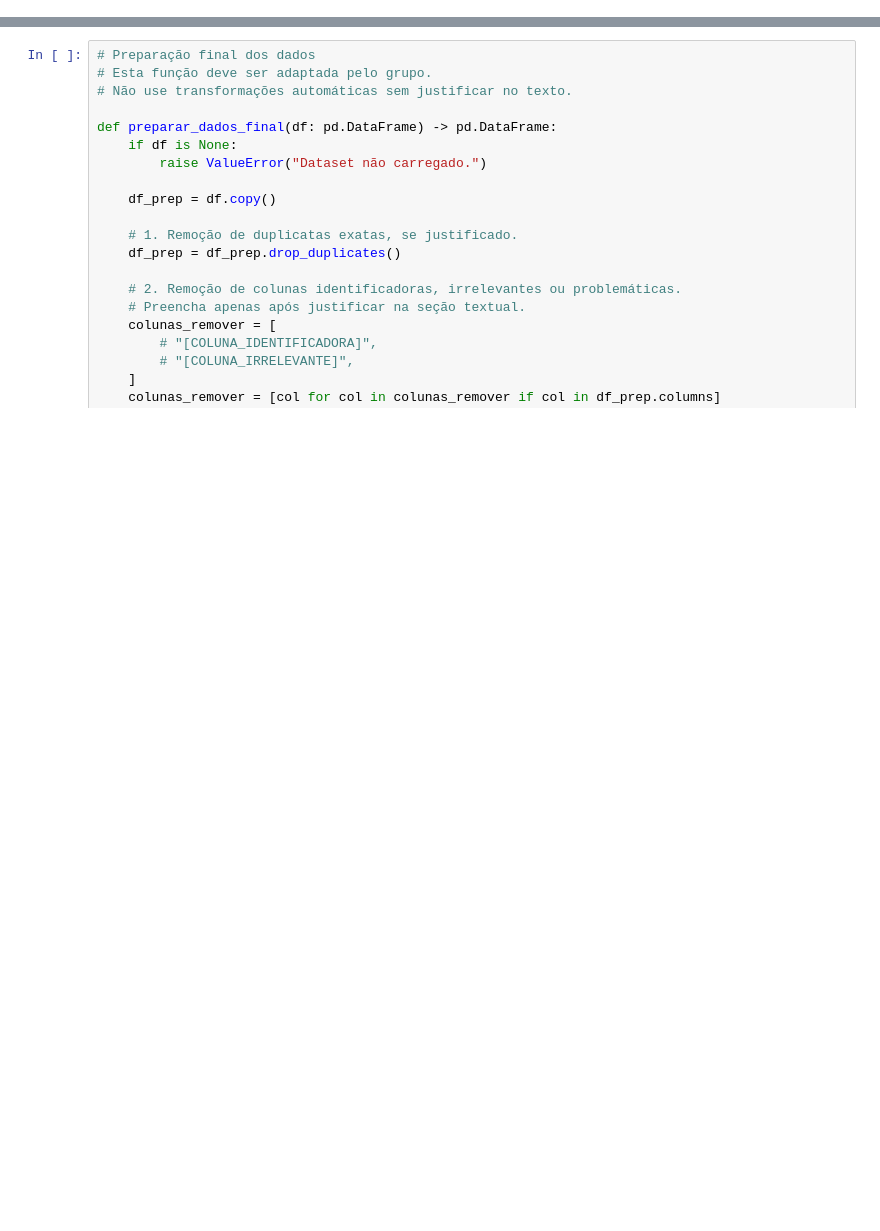
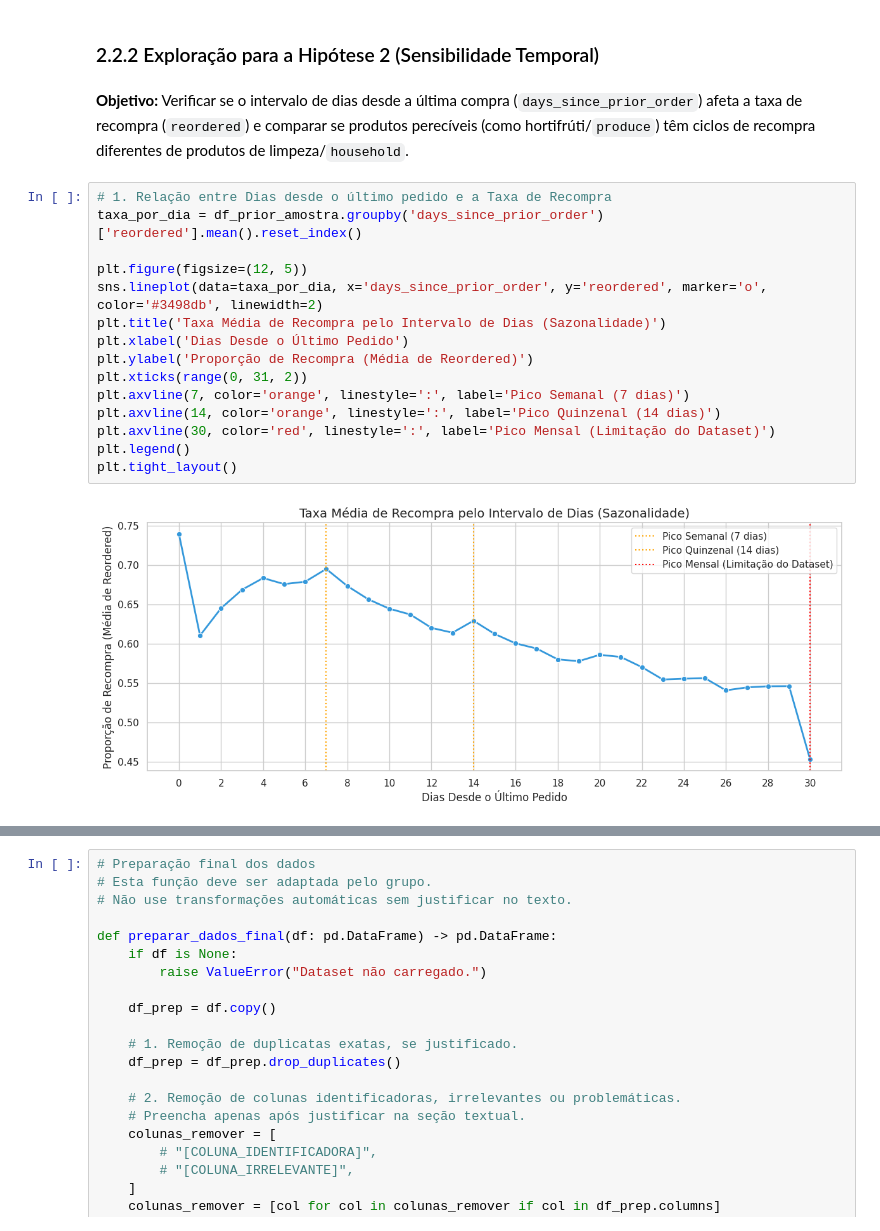
Before and after one commit to Doctor-Math/TPs-Mineracao-de-Dados, a Jupyter notebook: notebooks/project/Projeto_Grupo6.ipynb, the cells around one changed output, grey strips where cells are left out. Saved outputs shown, nothing was run; the diff lists cells and outputs as text; blank space fills up the shorter version.

```diff
--- a/notebooks/project/Projeto_Grupo6.ipynb
+++ b/notebooks/project/Projeto_Grupo6.ipynb
@@ -374,0 +286,21 @@ A análise deve responder:
+# %% [markdown]
+### 2.2.2 Exploração para a Hipótese 2 (Sensibilidade Temporal)
+# %% [markdown]
+**Objetivo:** Verificar se o intervalo de dias desde a última compra (`days_since_prior_order`) afeta a taxa de recompra (`reordered`) e comparar se produtos perecíveis (como hortifrúti/`produce`) têm ciclos de recompra diferentes de produtos de limpeza/`household`.
+# %%
+# 1. Relação entre Dias desde o último pedido e a Taxa de Recompra
+taxa_por_dia = df_prior_amostra.groupby('days_since_prior_order')['reordered'].mean().reset_index()
+
+plt.figure(figsize=(12, 5))
+sns.lineplot(data=taxa_por_dia, x='days_since_prior_order', y='reordered', marker='o', color='#3498db', linewidth=2)
+plt.title('Taxa Média de Recompra pelo Intervalo de Dias (Sazonalidade)')
+plt.xlabel('Dias Desde o Último Pedido')
+plt.ylabel('Proporção de Recompra (Média de Reordered)')
+plt.xticks(range(0, 31, 2))
+plt.axvline(7, color='orange', linestyle=':', label='Pico Semanal (7 dias)')
+plt.axvline(14, color='orange', linestyle=':', label='Pico Quinzenal (14 dias)')
+plt.axvline(30, color='red', linestyle=':', label='Pico Mensal (Limitação do Dataset)')
+plt.legend()
+plt.tight_layout()
+# %% [output]
+[figure, added]
```
Also changed, not shown: parts of 36 cells of this notebook.
